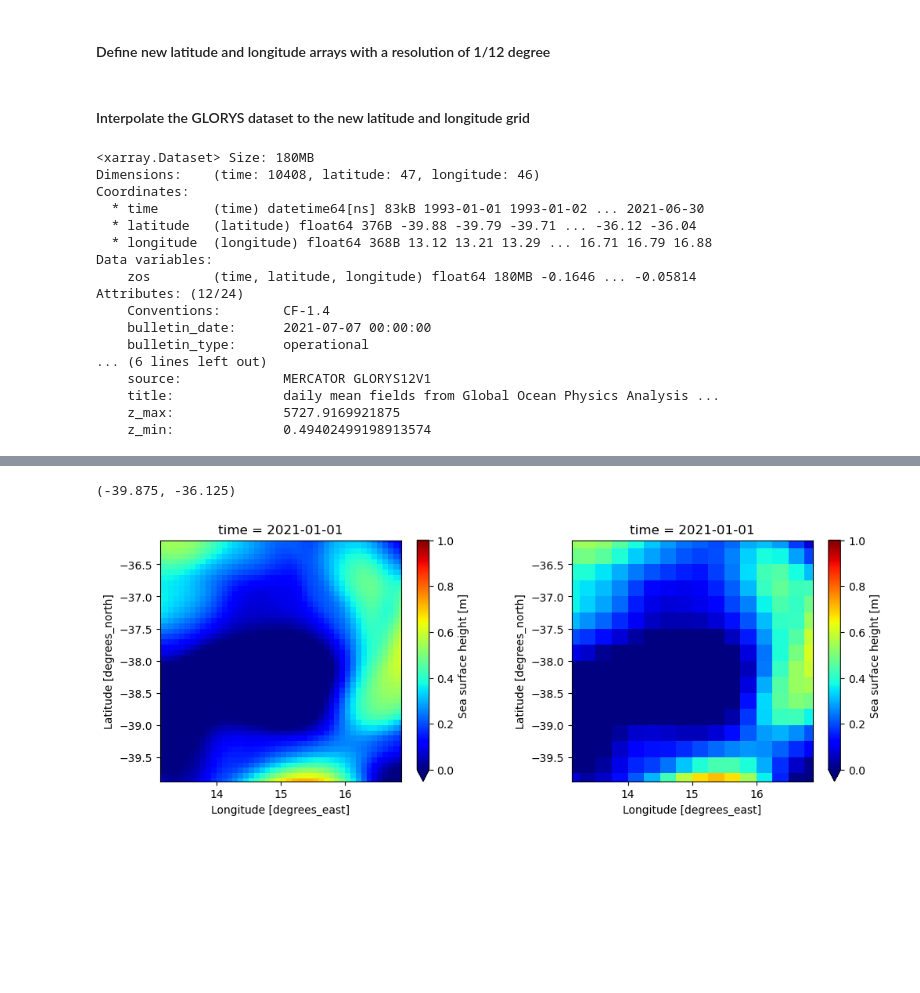
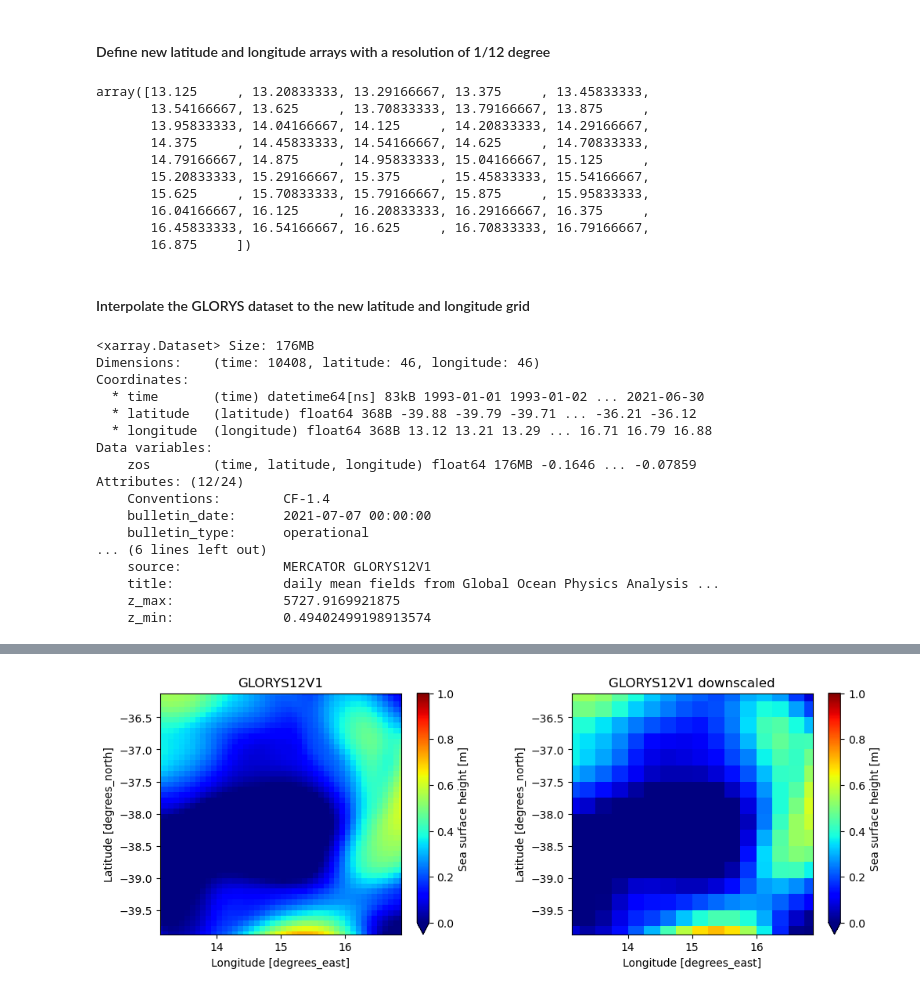
Before and after one commit to oceanhackweek/ohw24_proj_upSSH_us, a Jupyter notebook: contributor_folders/team_member_1/GLORYS_DataPrep.ipynb, the cells around one changed output, grey strips where cells are left out. Drawn from its saved outputs; the diff is of its cells as text; code cells hidden in the pictures; blank space fills up the shorter version.

```diff
--- a/contributor_folders/team_member_1/GLORYS_DataPrep.ipynb
+++ b/contributor_folders/team_member_1/GLORYS_DataPrep.ipynb
@@ -355,8 +352,21 @@ dat_dow = dat_dow.interp_like(dat_aviso)
 # %% [markdown]
 #### Define new latitude and longitude arrays with a resolution of 1/12 degree
 # %%
-lati = np.arange(dat_aviso.latitude.min(),dat_aviso.latitude.max()+(1/12),1/12)
+lati = np.arange(dat_aviso.latitude.min(),dat_aviso.latitude.max()-.001+(1/12),1/12)
 loni = np.arange(dat_aviso.longitude.min(),dat_aviso.longitude.max()+(1/12),1/12)
+# %%
+loni
+# %% [output]
+array([13.125     , 13.20833333, 13.29166667, 13.375     , 13.45833333,
+       13.54166667, 13.625     , 13.70833333, 13.79166667, 13.875     ,
+       13.95833333, 14.04166667, 14.125     , 14.20833333, 14.29166667,
+       14.375     , 14.45833333, 14.54166667, 14.625     , 14.70833333,
+       14.79166667, 14.875     , 14.95833333, 15.04166667, 15.125     ,
+       15.20833333, 15.29166667, 15.375     , 15.45833333, 15.54166667,
+       15.625     , 15.70833333, 15.79166667, 15.875     , 15.95833333,
+       16.04166667, 16.125     , 16.20833333, 16.29166667, 16.375     ,
+       16.45833333, 16.54166667, 16.625     , 16.70833333, 16.79166667,
+       16.875     ])
 # %% [markdown]
 #### Interpolate the GLORYS dataset to the new latitude and longitude grid
 # %%
@@ -364,14 +374,14 @@ dat_glorys_i = dat_glorys.interp(latitude=lati,longitude=loni)
 # %%
 dat_glorys_i
 # %% [output]
-<xarray.Dataset> Size: 180MB
-Dimensions:    (time: 10408, latitude: 47, longitude: 46)
+<xarray.Dataset> Size: 176MB
+Dimensions:    (time: 10408, latitude: 46, longitude: 46)
 Coordinates:
   * time       (time) datetime64[ns] 83kB 1993-01-01 1993-01-02 ... 2021-06-30
-  * latitude   (latitude) float64 376B -39.88 -39.79 -39.71 ... -36.12 -36.04
+  * latitude   (latitude) float64 368B -39.88 -39.79 -39.71 ... -36.21 -36.12
   * longitude  (longitude) float64 368B 13.12 13.21 13.29 ... 16.71 16.79 16.88
 Data variables:
-    zos        (time, latitude, longitude) float64 180MB -0.1646 ... -0.05814
+    zos        (time, latitude, longitude) float64 176MB -0.1646 ... -0.07859
 Attributes: (12/24)
     Conventions:        CF-1.4
     bulletin_date:      2021-07-07 00:00:00
@@ -404,18 +414,21 @@ Attributes: (12/24)
 # %%
 fig = plt.figure(figsize=(12,4))
 gs = GridSpec(1, 2, width_ratios=[1, 1], wspace=0.3)  # Define a 1x2 grid with space between subplots
 
 ax1 = fig.add_subplot(gs[0])
 c1 = dat_glorys_i.zos.sel(time="2021-01-01").plot(vmin=0,vmax=1, cmap='jet')
 ax1.set_aspect('equal')
 plt.xlim(dat_aviso.longitude.min(),dat_aviso.longitude.max())
 plt.ylim(dat_aviso.latitude.min(),dat_aviso.latitude.max())
+ax1.set_title('GLORYS12V1')
 
 ax2 = fig.add_subplot(gs[1])
 c2 = dat_dow.zos.sel(time="2021-01-01").plot(vmin=0,vmax=1, cmap='jet')
 ax2.set_aspect('equal')
 plt.xlim(dat_aviso.longitude.min(),dat_aviso.longitude.max())
 plt.ylim(dat_aviso.latitude.min(),dat_aviso.latitude.max())
+ax2.set_title('GLORYS12V1 downscaled')
+
+plt.savefig('glorys.png',dpi=300,bbox_inches='tight')
 # %% [output]
-(-39.875, -36.125)
-[figure, old version]
+[figure, new version]
```
Also changed, not shown: parts of 6 cells of this notebook.
